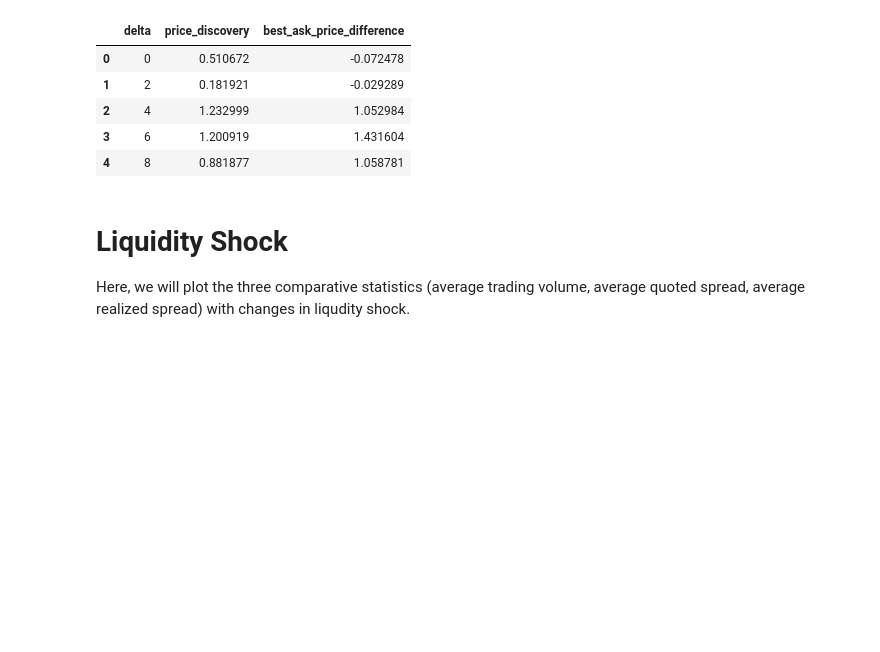
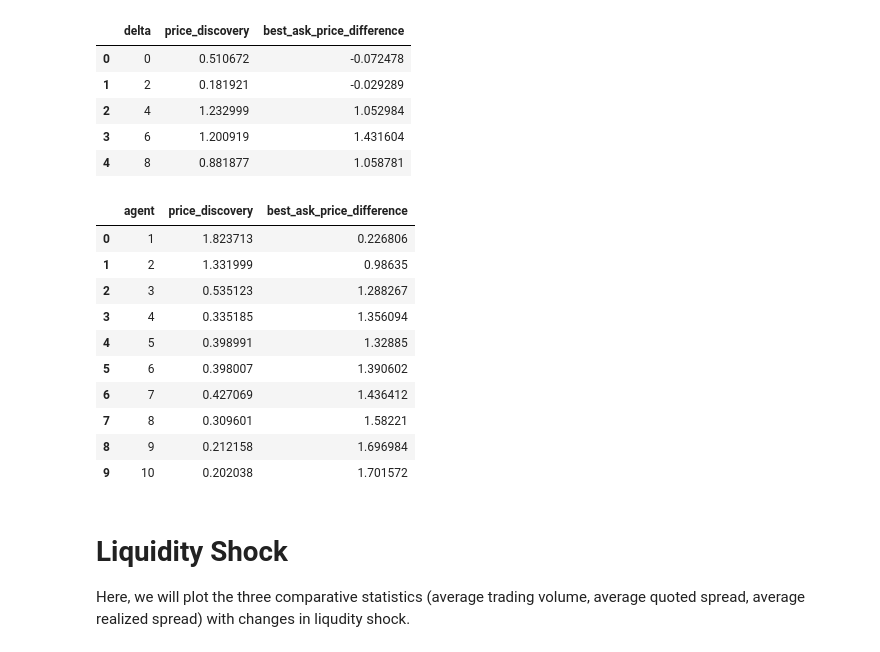
Before and after one commit to zhiconghu/Algorithmic-Pricing-and-Liquidity-in-Securities-Markets, a Jupyter notebook: Comparative Statistics.ipynb, the cells around one changed output. Cells and saved outputs as stored; diff of their text form; code cells hidden in the pictures; blank space fills up the shorter version.

```diff
--- a/Comparative Statistics.ipynb
+++ b/Comparative Statistics.ipynb
@@ -138,6 +138,27 @@ discovery_delta
 | 2 | 4 | 1.232999 | 1.052984 |
 | 3 | 6 | 1.200919 | 1.431604 |
 | 4 | 8 | 0.881877 | 1.058781 |
+# %%
+discovery_agent_values = ['1','2','3','4','5','6','7','8','9','10']
+discovery_agent = pd.DataFrame(columns = ['agent','price_discovery','best_ask_price_difference'])
+
+for value in discovery_agent_values:
+    discovery_agent.loc[len(discovery_agent)] = pd.concat([pd.Series(value,index=['agent']),pd.read_csv('./PriceDiscovery_Simulation/stats_agent' + value + '.csv' ).mean(axis = 0)], axis = 0)
+
+discovery_agent['agent'] = discovery_agent['agent'].astype(int)
+discovery_agent
+# %% [output]
+|  | agent | price_discovery | best_ask_price_difference |
+| 0 | 1 | 1.823713 | 0.226806 |
+| 1 | 2 | 1.331999 | 0.98635 |
+| 2 | 3 | 0.535123 | 1.288267 |
+| 3 | 4 | 0.335185 | 1.356094 |
+| 4 | 5 | 0.398991 | 1.32885 |
+| 5 | 6 | 0.398007 | 1.390602 |
+| 6 | 7 | 0.427069 | 1.436412 |
+| 7 | 8 | 0.309601 | 1.58221 |
+| 8 | 9 | 0.212158 | 1.696984 |
+| 9 | 10 | 0.202038 | 1.701572 |
 # %% [markdown]
 # Liquidity Shock
 
```
Also changed, not shown: parts of 1 cell of this notebook, 12 other files.
